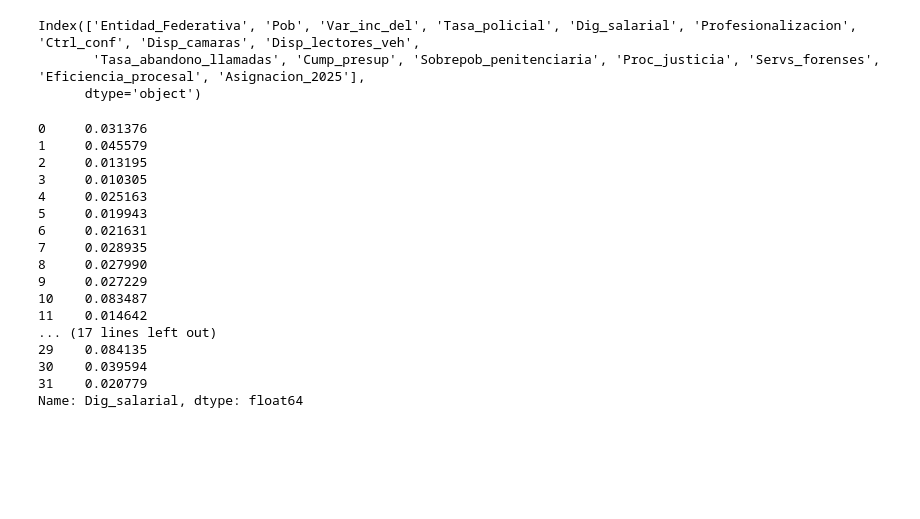
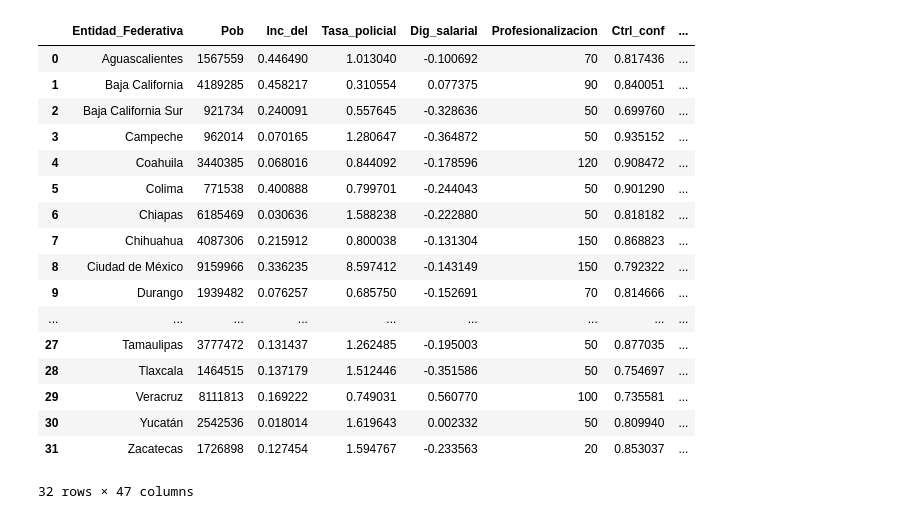
Before and after one commit to j3suslm/sesnsp, a Jupyter notebook: fasp_app/auxiliary.ipynb, the cells around one changed output. Saved outputs shown, nothing was run; the diff lists cells and outputs as text; code cells hidden in the pictures; blank space fills up the shorter version.

```diff
--- a/fasp_app/auxiliary.ipynb
+++ b/fasp_app/auxiliary.ipynb
@@ -69,28 +114,45 @@ def direct_proportion_normalize(series, direction='positive'):
 # %%
-df = pd.read_csv('fasp_datos_entrada.csv')
+fasp_datos_entrada = pd.read_csv('fasp_datos_entrada.csv')
-# %%
-df.columns
-# %% [output]
-Index(['Entidad_Federativa', 'Pob', 'Var_inc_del', 'Tasa_policial', 'Dig_salarial', 'Profesionalizacion', 'Ctrl_conf', 'Disp_camaras', 'Disp_lectores_veh',
-       'Tasa_abandono_llamadas', 'Cump_presup', 'Sobrepob_penitenciaria', 'Proc_justicia', 'Servs_forenses', 'Eficiencia_procesal', 'Asignacion_2025'],
-      dtype='object')
-# %%
-direct_proportion_normalize(df['Dig_salarial'], direction='positive')
-# %% [output]
-0     0.031376
-1     0.045579
-2     0.013195
-3     0.010305
-4     0.025163
-5     0.019943
-6     0.021631
-7     0.028935
-8     0.027990
-9     0.027229
-10    0.083487
-11    0.014642
-... (17 lines left out)
-29    0.084135
-30    0.039594
-31    0.020779
-Name: Dig_salarial, dtype: float64
+# %%
+presupuesto = 9_941_162_915.0
+# %%
+weights = {
+    'Pob': 0.075,
+    'Inc_del': 0.21,
+    'Tasa_policial': 0.045,
+    'Dig_salarial': 0.045,
+    'Profesionalizacion': 0.135,
+    'Ctrl_conf': 0.0225,
+    'Disp_camaras': 0.0788,
+    'Disp_lectores_veh': 0.0788,
+    'Tasa_abandono_llamadas': 0.045,
+    'Cump_presup': 0.005,
+    'Sobrepob_penitenciaria': 0.0368,
+    'Proc_justicia': 0.0858,
+    'Servs_forenses': 0.0368,
+    'Eficiencia_procesal': 0.0858,
+    'Monto base': 0.015,
+}
+# %%
+df_results = calculate_index(fasp_datos_entrada, weights, presupuesto)
+# %%
+df_results
+# %% [output]
+|  | Entidad_Federativa | Pob | Inc_del | Tasa_policial | Dig_salarial | Profesionalizacion | Ctrl_conf | ... |
+| 0 | Aguascalientes | 1567559 | 0.446490 | 1.013040 | -0.100692 | 70 | 0.817436 | ... |
+| 1 | Baja California | 4189285 | 0.458217 | 0.310554 | 0.077375 | 90 | 0.840051 | ... |
+| 2 | Baja California Sur | 921734 | 0.240091 | 0.557645 | -0.328636 | 50 | 0.699760 | ... |
+| 3 | Campeche | 962014 | 0.070165 | 1.280647 | -0.364872 | 50 | 0.935152 | ... |
+| 4 | Coahuila | 3440385 | 0.068016 | 0.844092 | -0.178596 | 120 | 0.908472 | ... |
+| 5 | Colima | 771538 | 0.400888 | 0.799701 | -0.244043 | 50 | 0.901290 | ... |
+| 6 | Chiapas | 6185469 | 0.030636 | 1.588238 | -0.222880 | 50 | 0.818182 | ... |
+| 7 | Chihuahua | 4087306 | 0.215912 | 0.800038 | -0.131304 | 150 | 0.868823 | ... |
+| 8 | Ciudad de México | 9159966 | 0.336235 | 8.597412 | -0.143149 | 150 | 0.792322 | ... |
+| 9 | Durango | 1939482 | 0.076257 | 0.685750 | -0.152691 | 70 | 0.814666 | ... |
+| ... | ... | ... | ... | ... | ... | ... | ... | ... |
+| 27 | Tamaulipas | 3777472 | 0.131437 | 1.262485 | -0.195003 | 50 | 0.877035 | ... |
+| 28 | Tlaxcala | 1464515 | 0.137179 | 1.512446 | -0.351586 | 50 | 0.754697 | ... |
+| 29 | Veracruz | 8111813 | 0.169222 | 0.749031 | 0.560770 | 100 | 0.735581 | ... |
+| 30 | Yucatán | 2542536 | 0.018014 | 1.619643 | 0.002332 | 50 | 0.809940 | ... |
+| 31 | Zacatecas | 1726898 | 0.127454 | 1.594767 | -0.233563 | 20 | 0.853037 | ... |
+32 rows × 47 columns
```
Also changed, not shown: parts of 3 cells of this notebook, 1 other file.
